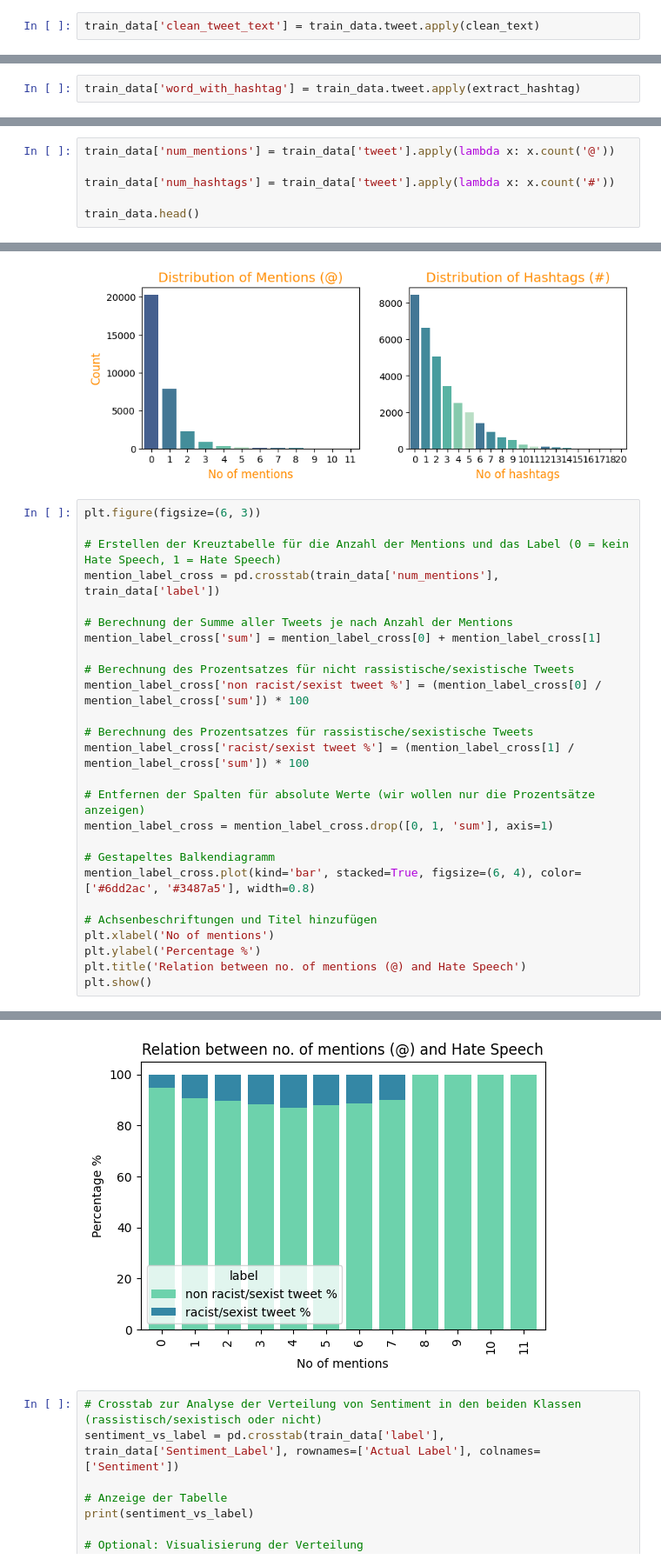
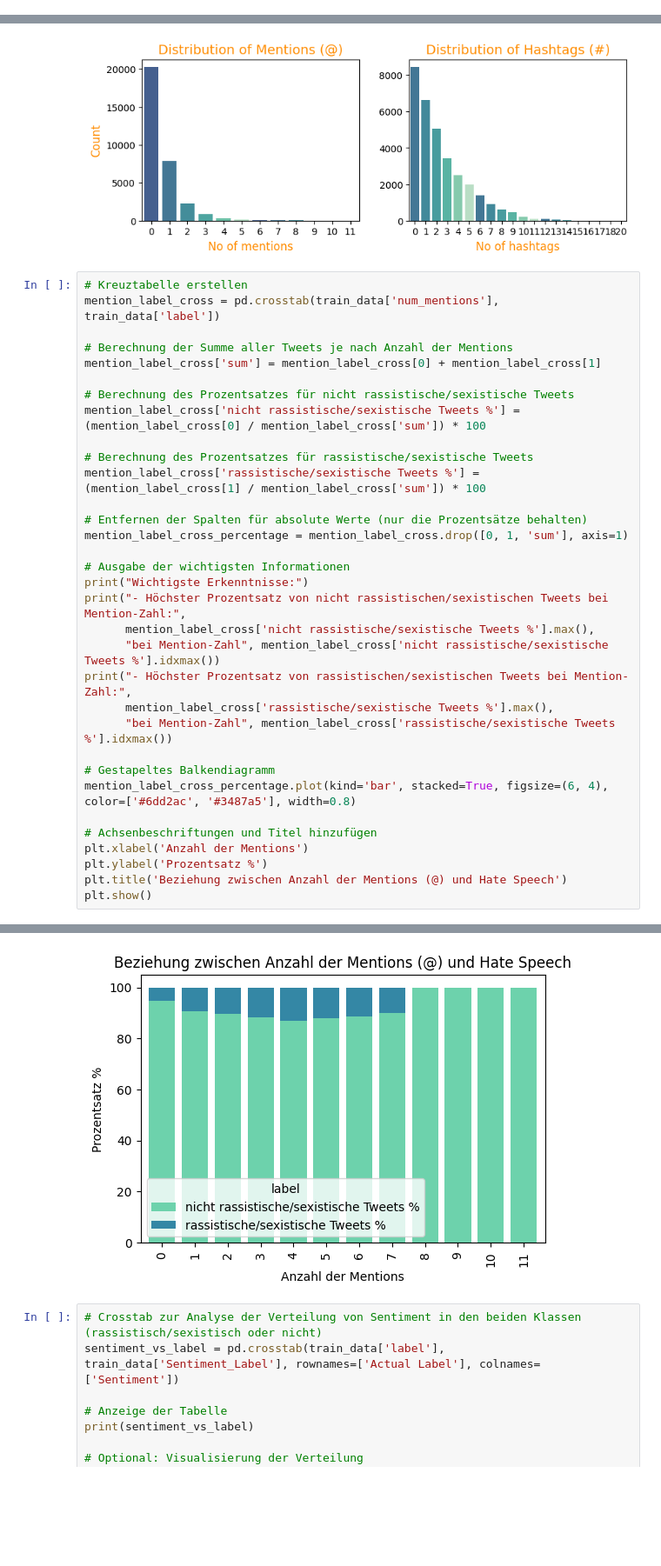
Before and after one commit to netGed/WebScience24, a Jupyter notebook: src/1. Explorative Analysis & Preprocessing/imran/data-expl_hate-speech.ipynb, the cells around one changed output, grey strips where cells are left out. Shown at 87% size. Drawn from its saved outputs; the diff is of its cells as text; blank space fills up the shorter version.

```diff
--- a/src/1. Explorative Analysis & Preprocessing/imran/data-expl_hate-speech.ipynb
+++ b/src/1. Explorative Analysis & Preprocessing/imran/data-expl_hate-speech.ipynb
@@ -419,2 +416,0 @@ def clean_text(tweet):
-# %%
-train_data['clean_tweet_text'] = train_data.tweet.apply(clean_text)
@@ -442,2 +416,0 @@ def extract_hashtag(tweet):
-# %%
-train_data['word_with_hashtag'] = train_data.tweet.apply(extract_hashtag)
@@ -531,6 +418,0 @@ plt.show()
-# %%
-train_data['num_mentions'] = train_data['tweet'].apply(lambda x: x.count('@'))
-
-train_data['num_hashtags'] = train_data['tweet'].apply(lambda x: x.count('#'))
-
-train_data.head()
@@ -564,29 +539,36 @@ plt.show()
 # %% [output]
 [figure]
 # %%
-plt.figure(figsize=(6, 3))
-
-# Erstellen der Kreuztabelle für die Anzahl der Mentions und das Label (0 = kein Hate Speech, 1 = Hate Speech)
+# Kreuztabelle erstellen
 mention_label_cross = pd.crosstab(train_data['num_mentions'], train_data['label'])
 
 # Berechnung der Summe aller Tweets je nach Anzahl der Mentions
 mention_label_cross['sum'] = mention_label_cross[0] + mention_label_cross[1]
 
 # Berechnung des Prozentsatzes für nicht rassistische/sexistische Tweets
-mention_label_cross['non racist/sexist tweet %'] = (mention_label_cross[0] / mention_label_cross['sum']) * 100
+mention_label_cross['nicht rassistische/sexistische Tweets %'] = (mention_label_cross[0] / mention_label_cross['sum']) * 100
 
 # Berechnung des Prozentsatzes für rassistische/sexistische Tweets
-mention_label_cross['racist/sexist tweet %'] = (mention_label_cross[1] / mention_label_cross['sum']) * 100
+mention_label_cross['rassistische/sexistische Tweets %'] = (mention_label_cross[1] / mention_label_cross['sum']) * 100
 
-# Entfernen der Spalten für absolute Werte (wir wollen nur die Prozentsätze anzeigen)
-mention_label_cross = mention_label_cross.drop([0, 1, 'sum'], axis=1)
+# Entfernen der Spalten für absolute Werte (nur die Prozentsätze behalten)
+mention_label_cross_percentage = mention_label_cross.drop([0, 1, 'sum'], axis=1)
+
+# Ausgabe der wichtigsten Informationen
+print("Wichtigste Erkenntnisse:")
+print("- Höchster Prozentsatz von nicht rassistischen/sexistischen Tweets bei Mention-Zahl:",
+      mention_label_cross['nicht rassistische/sexistische Tweets %'].max(),
+      "bei Mention-Zahl", mention_label_cross['nicht rassistische/sexistische Tweets %'].idxmax())
+print("- Höchster Prozentsatz von rassistischen/sexistischen Tweets bei Mention-Zahl:",
+      mention_label_cross['rassistische/sexistische Tweets %'].max(),
+      "bei Mention-Zahl", mention_label_cross['rassistische/sexistische Tweets %'].idxmax())
 
 # Gestapeltes Balkendiagramm
-mention_label_cross.plot(kind='bar', stacked=True, figsize=(6, 4), color=['#6dd2ac', '#3487a5'], width=0.8)
+mention_label_cross_percentage.plot(kind='bar', stacked=True, figsize=(6, 4), color=['#6dd2ac', '#3487a5'], width=0.8)
 
 # Achsenbeschriftungen und Titel hinzufügen
-plt.xlabel('No of mentions')
-plt.ylabel('Percentage %')
-plt.title('Relation between no. of mentions (@) and Hate Speech')
+plt.xlabel('Anzahl der Mentions')
+plt.ylabel('Prozentsatz %')
+plt.title('Beziehung zwischen Anzahl der Mentions (@) und Hate Speech')
 plt.show()
 # %% [output]
@@ -594,4 +578,4 @@ plt.show()
-[figure, old version]
+[figure, new version]
 # %%
 # Crosstab zur Analyse der Verteilung von Sentiment in den beiden Klassen (rassistisch/sexistisch oder nicht)
 sentiment_vs_label = pd.crosstab(train_data['label'], train_data['Sentiment_Label'], rownames=['Actual Label'], colnames=['Sentiment'])
```
Also changed, not shown: parts of 16 cells of this notebook.
